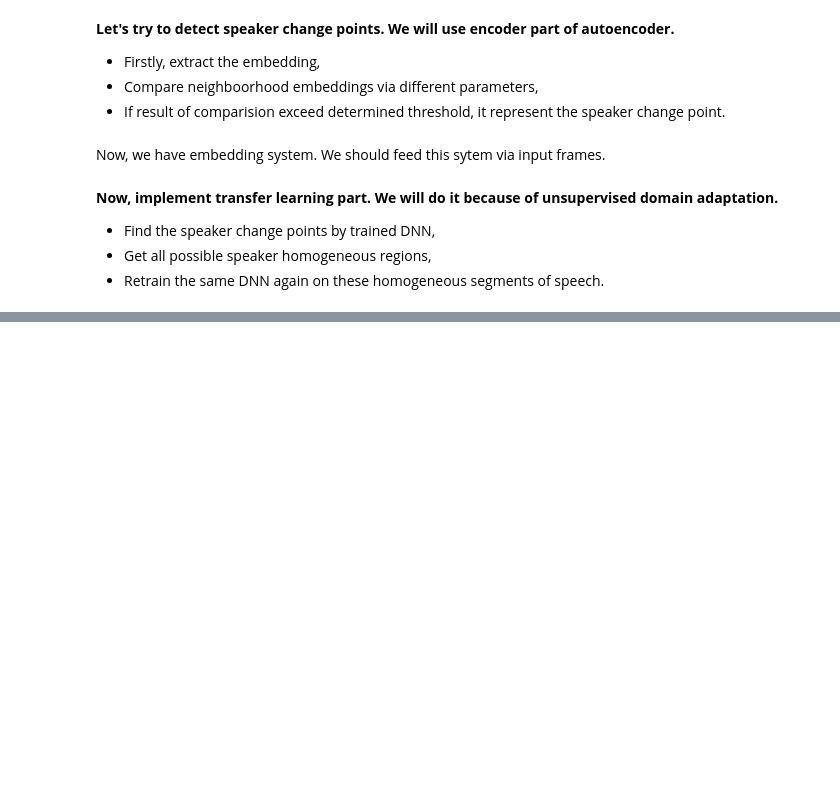
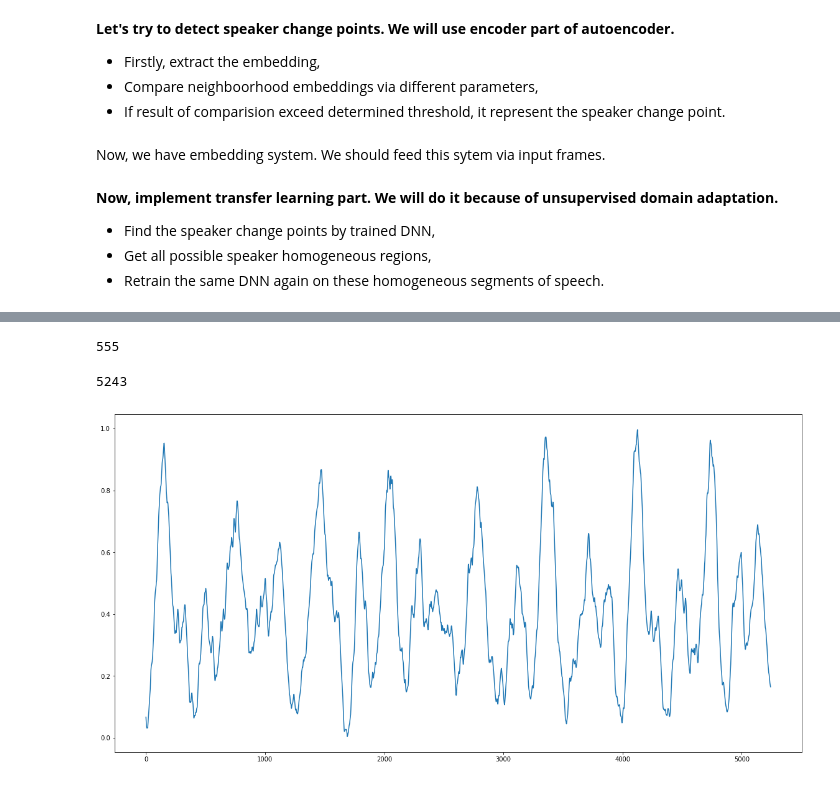
Before and after one commit to hedonistrh/SpChangeDetect, a Jupyter notebook: Speaker2Vec_dev.ipynb, the cells around one changed output, grey strips where cells are left out. Drawn from its saved outputs; the diff is of its cells as text; code cells hidden in the pictures; blank space fills up the shorter version.

```diff
--- a/Speaker2Vec_dev.ipynb
+++ b/Speaker2Vec_dev.ipynb
@@ -346,6 +362,8 @@ Now, we have embedding system. We should feed this sytem via input frames.
 # %%
 from scipy.signal import savgol_filter
 import scipy
+import more_itertools as mit
+
 
 def KL(P,Q):
     """ Epsilon is used here to avoid conditional code for
@@ -359,7 +377,7 @@ def KL(P,Q):
     divergence = np.sum(P*np.log(P/Q))
     return divergence
 
-def create_prediction(audio_file, hop, win_len, threshold, embedding_system, featureplan, feature_extractor="librosa"):
+def create_prediction(audio_file, hop, win_len, threshold, embedding_system, featureplan="", feature_extractor="librosa"):
     ## This takes audio file and create prediction to understand speaker change points.
     # Its arguments:
     # audio_file: Path of audio file, it can be wav, mp3, ogg etc.
@@ -384,13 +402,13 @@ def create_prediction(audio_file, hop, win_len, threshold, embedding_system, fea
         audio, sr = librosa.load(audio_file)
         mfccs = librosa.feature.mfcc(audio, sr, n_mfcc=40, hop_length=int(hop/1000*sr), n_fft=int(win_len/1000*sr))
     if (feature_extractor=="yaafe"):
-        mfccs = create_numpy_for_wav(featureplan, wav_file)
+        mfccs = create_numpy_for_audio(audio_file, featureplan)
     # now we have mfcc of all audio file.
 
     offset=0
     print ("K")
 
-    while (offset+200 < mfccs.shape[1]):
+    while (offset+201 < mfccs.shape[1]):
     # line_mfccs = np.ravel(mfccs, order='F')
         first_frame = np.ravel(mfccs[0:40,offset:offset+100])
         first_frame = np.expand_dims(first_frame, axis=0)
@@ -401,6 +419,9 @@ def create_prediction(audio_file, hop, win_len, threshold, embedding_system, fea
         second_embed = embedding_system.predict(second_frame)
         KL_array.append(KL(first_embed, second_embed))
         offset += 1
+
+
+    print ("total offset: ", offset)
 
     KL_array = np.asarray(KL_array)
 
@@ -416,16 +437,34 @@ def create_prediction(audio_file, hop, win_len, threshold, embedding_system, fea
     KL_array_smooth = np.asarray(KL_array_smooth)
 
     offset = 0
-
     for KL_value in KL_array_smooth:
         if (KL_value > threshold):
             ms_version = float(win_len + ((offset+1) * hop)) # milisecond version to represent end point of first embed
             prediction_array_sec.append(ms_version/1000)
 
-        offset += 100
+        offset += 1
 
-    prediction_array = np.asarray(prediction_array)
-    np.savetxt(fname=wav_file.split("/")[-1] + "_prediction.txt", X=prediction_array_sec,
+    prediction_array_sec = np.asarray(prediction_array_sec)
+
+    prediction_array_msec = prediction_array_sec*1000
+
+    prediction_array_smooth = []
+    for pred in prediction_array_msec:
+        if (pred-hop not in prediction_array_msec):
+            prediction_array_smooth.append(pred*0.001)
+
+
+    prediction_array_tenth_ms = np.asarray(prediction_array_msec)/10
+
+    list_cons = [list(group) for group in mit.consecutive_groups(prediction_array_tenth_ms)]
+
+    mean_s = []
+
+    for single_list_cons in list_cons:
+        # print (np.mean(single_list_cons))
+        mean_s.append(np.mean(single_list_cons)*0.01)
+
+    np.savetxt(fname=audio_file.split("/")[-1] + "_prediction.txt", X=mean_s,
                delimiter=' ', fmt='%1.3f')
 
     return (prediction_array_sec, KL_array_to_0_1, KL_array_smooth)
@@ -481,4 +520,6 @@ def txt_file_to_matrix(filename, hop=10, win_len=25, type_of_text):
 - Get all possible speaker homogeneous regions,
 - Retrain the same DNN again on these homogeneous segments of speech.
 # %%
-change_points, arr, arr_s = create_prediction('./How to Read a Research Paper.mp3', hop=10, win_len=25, threshold=0.42, embedding_system=embedding_system)
+%%time
+
+change_points, arr, arr_s = create_prediction('./test_16k.wav', hop=10, win_len=25, threshold=0.72, embedding_system=embedding_system)
@@ -485,12 +568,20 @@ change_points, arr, arr_s = create_prediction('./How to Read a Research Paper.mp
 # %%
-len(arr)
+len(change_points)
+# %% [output]
+555
+# %%
+len(arr_s)
+# %% [output]
+5243
 # %%
 import matplotlib.pyplot as pp
 # %%
-pp.plot(arr[450:650])
+pp.plot(arr_s)
 pp.rcParams['figure.figsize'] = (19.8, 10.0)
 
 pp.show()
+# %% [output]
+[figure, added]
 # %%
 pp.plot(arr_s)
 pp.rcParams['figure.figsize'] = (19.8, 12.0)
```
Also changed, not shown: parts of 13 cells of this notebook.
